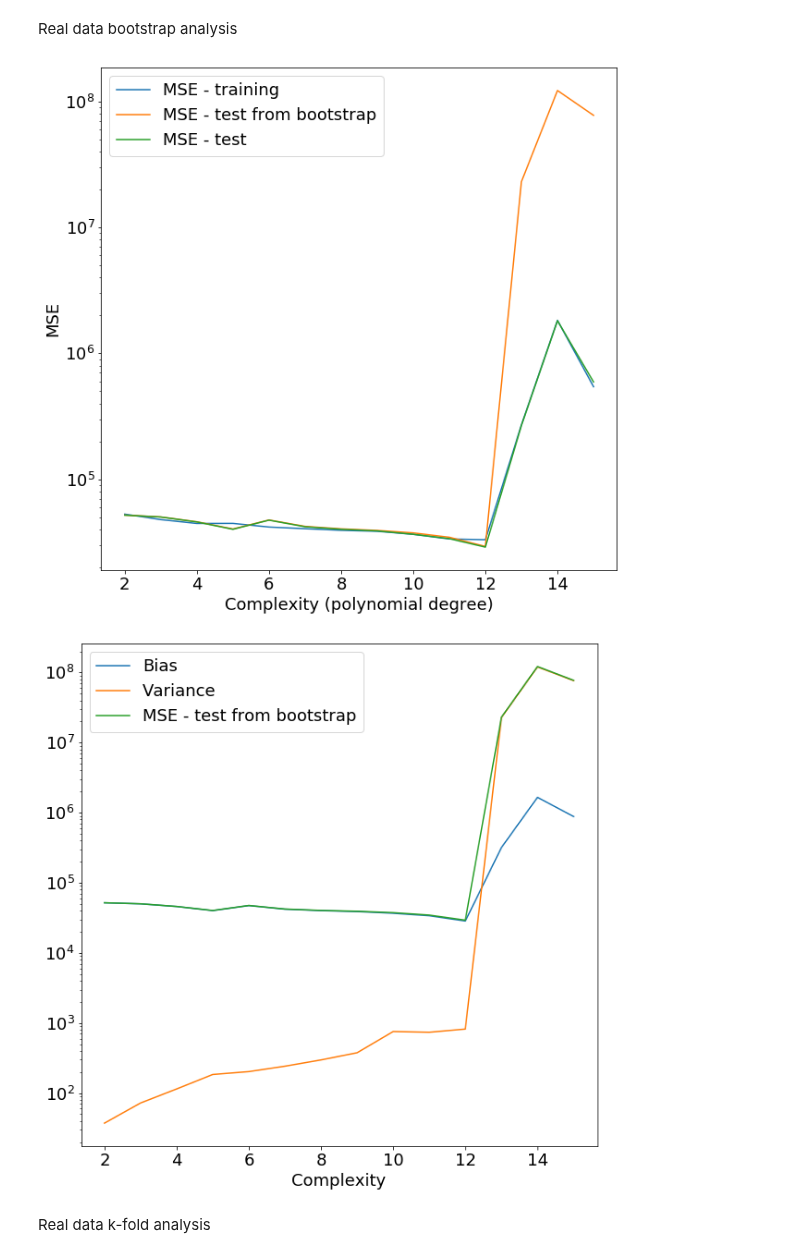
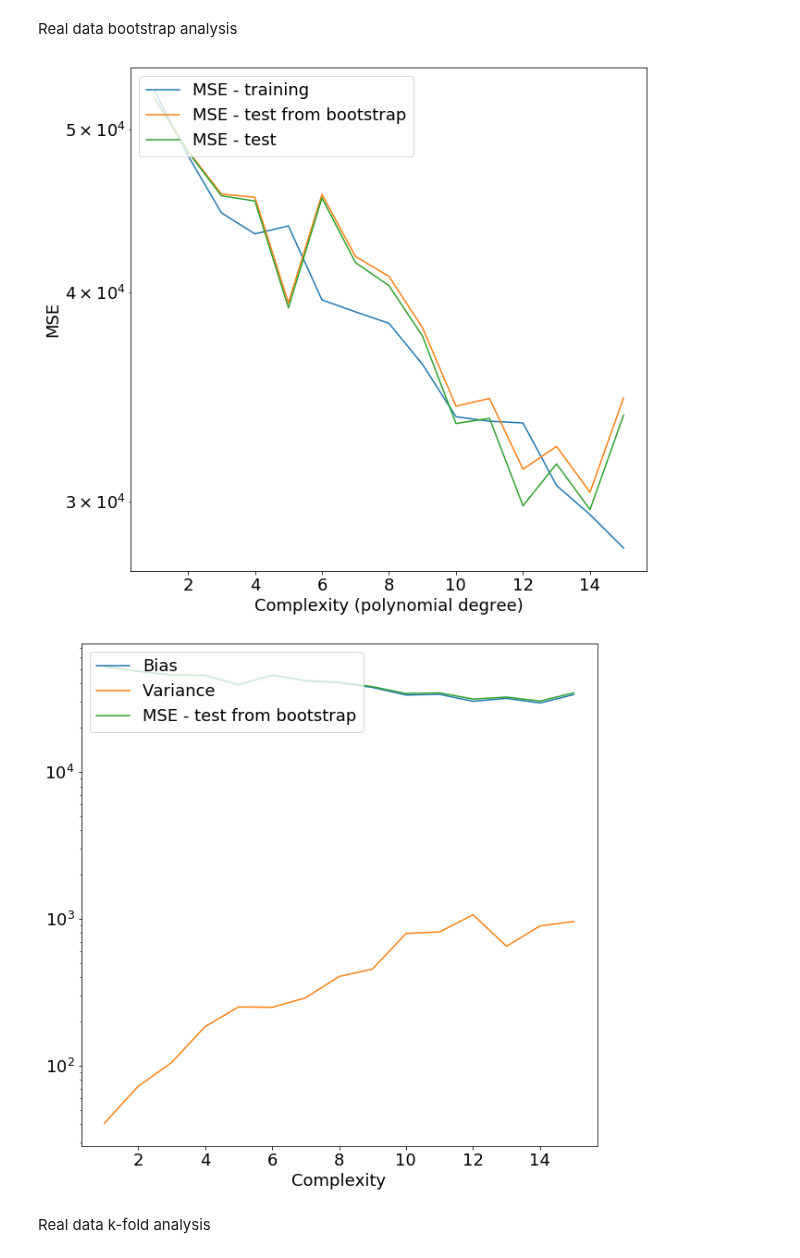
Before and after one commit to tellefs/ML-projects, a Jupyter notebook: project1/project1.ipynb, the cells around one changed output. Saved outputs shown, nothing was run; the diff lists cells and outputs as text; code cells hidden in the pictures.

```diff
--- a/project1/project1.ipynb
+++ b/project1/project1.ipynb
@@ -75,7 +75,7 @@ def ols(X_test, X_train, z_test, z_train):
     Perform OLS regression
     return z_predict and z_tilde
     """
-    beta = np.linalg.inv(X_train.T @ X_train) @ X_train.T @ z_train
+    beta = np.linalg.pinv(X_train.T @ X_train) @ X_train.T @ z_train
     z_tilde = X_train @ beta
     z_predict = X_test @ beta
 
@@ -89,7 +89,7 @@ def ridge(X_test, X_train, z_test, z_train, _lambda):
     return z_predict and z_tilde
     """
     I = np.eye(X_train.shape[1])
-    beta = np.linalg.inv(X_train.T @ X_train + _lambda*I) @ X_train.T @ z_train #beta from Ridge-regression
+    beta = np.linalg.pinv(X_train.T @ X_train + _lambda*I) @ X_train.T @ z_train #beta from Ridge-regression
     z_tilde = X_train @ beta
     z_predict = X_test @ beta
 
@@ -291,7 +291,7 @@ Implement k-fold cross validation
 # %%
 np.warnings.filterwarnings('ignore', category=np.VisibleDeprecationWarning) #not exactly sure why i need this...
 
-max_degree = 15
+max_degree = 12
 folds = np.array([5,7,10], dtype=int) #number of folds
 
 degree = np.linspace(1, max_degree, max_degree)
@@ -344,6 +344,6 @@ plt.plot(degree, MSE_test_bootstrap, label='MSE - test from bootstrap')
 plt.yscale('log')
 plt.tick_params(axis='both', which='both', labelsize=18)
 plt.legend(fontsize=18, loc='upper left')
-plt.savefig('figures/mse_test_training_bootstrap')
+plt.savefig('figures/mse_test_kfold_bootstrap')
 plt.show()
 # %% [output]
@@ -470,7 +487,8 @@ variance = np.zeros(max_degree)
 error = np.zeros(max_degree)
 
 for i in range(max_degree):
-    X = create_X(x_values,y_values,i)
+
+    X = create_X(x_values,y_values, int(degree[i]))
 
     X_train, X_test, z_train, z_test = train_test_split(X,z,test_size=0.2)
 
@@ -482,36 +500,37 @@ for i in range(max_degree):
 
     #Perform OLS with bootstrap resampling
     n_bootstraps = 100
-    MSE_test_bootstrap[i], z_predicted_bootstrap = resample_bootstrap(ols, n_bootstraps, X_train, X_test, z_train, z_test)
+    MSE_test_bootstrap[i], z_predicted_bootstrap = resample_bootstrap(ols, n_bootstraps,
+                                                                      X_train, X_test, z_train, z_test)
 
     bias[i] = np.mean( (z_test - np.mean(z_predicted_bootstrap, axis=1))**2 )
     variance[i] = np.mean(np.var(z_predicted_bootstrap, axis=1))
 
 plt.figure(figsize=(figwidth, figheigth))
 plt.tick_params(axis='both', which='both', labelsize=fontsize)
 plt.ylabel('MSE', fontsize=fontsize)
 plt.xlabel('Complexity (polynomial degree)', fontsize=fontsize)
 plt.plot(degree, MSE_train, label='MSE - training')
 plt.plot(degree, MSE_test_bootstrap, label='MSE - test from bootstrap')
 plt.plot(degree, MSE_test, label='MSE - test')
 plt.yscale('log')
 plt.legend(fontsize=fontsize, loc='upper left')
 plt.savefig('figures/mse_test_training_bootstrap_realdata')
 plt.show()
 
 
 plt.figure(figsize=(figwidth, figheigth))
 plt.tick_params(axis='both', which='both', labelsize=fontsize)
 plt.xlabel('Complexity', fontsize=fontsize)
 plt.plot(degree, bias, label='Bias')
 plt.plot(degree, variance, label='Variance')
 plt.plot(degree, MSE_test_bootstrap, label='MSE - test from bootstrap')
 plt.yscale('log')
 plt.legend(fontsize=fontsize, loc='upper left')
 plt.savefig('figures/bias_variande_tradeoff_bootstrap_realdata')
 plt.show()
 # %% [output]
-[figure, old version]
+[figure, new version]
-[figure, old version]
+[figure, new version]
 # %% [markdown]
 Real data k-fold analysis
```
Also changed, not shown: parts of 8 cells of this notebook, 4 other files.
